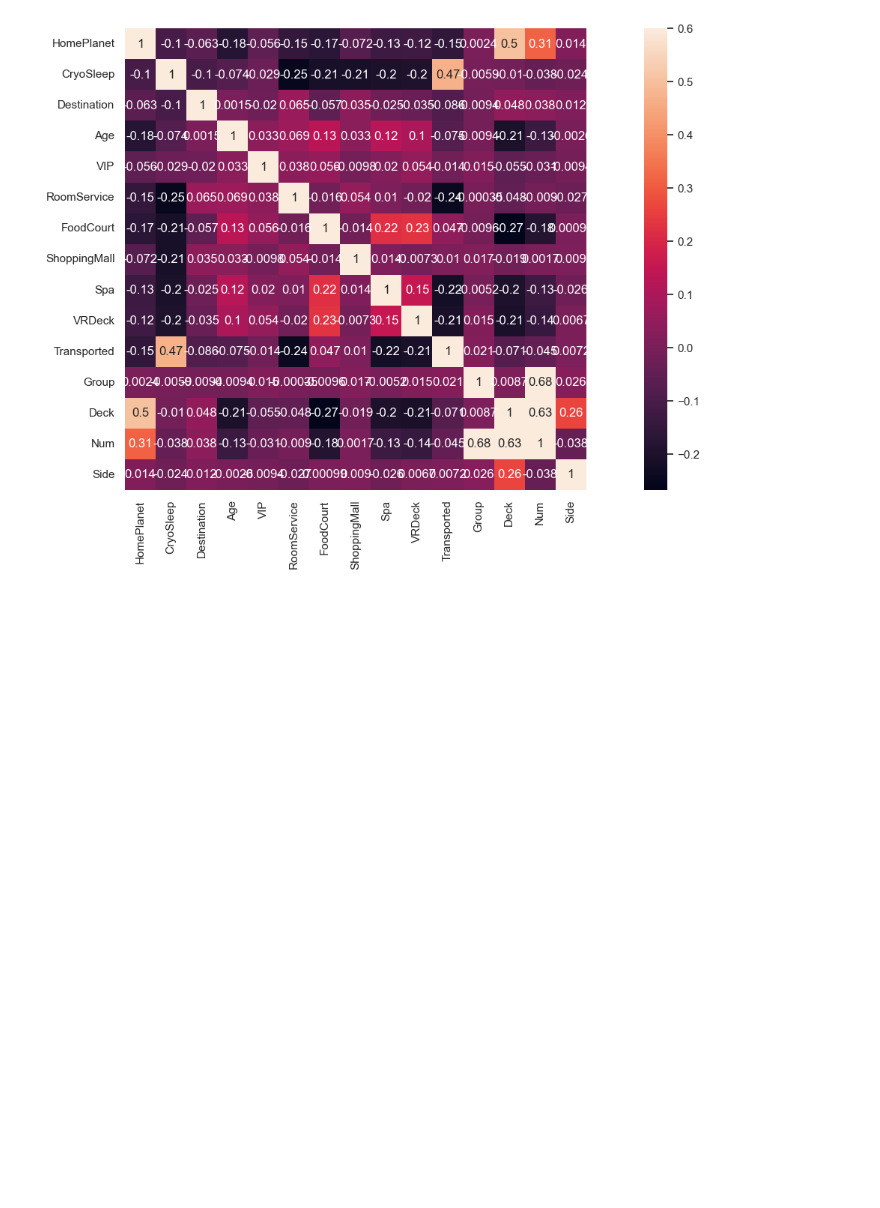
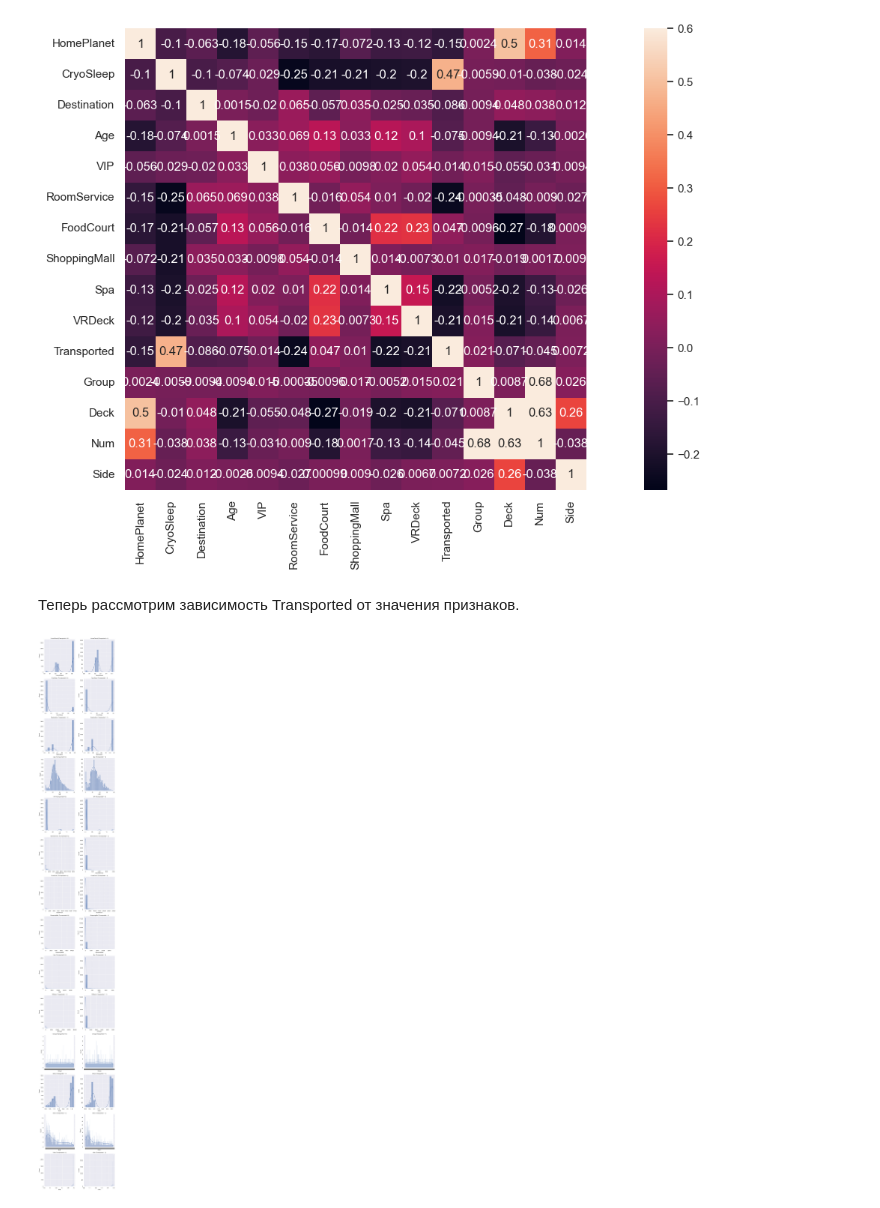
Before and after one commit to zer0rbt/spbu-data-science, a Jupyter notebook: lec0928.ipynb, the cells around one changed output. Saved outputs shown, nothing was run; the diff lists cells and outputs as text; code cells hidden in the pictures; blank space fills up the shorter version.

```diff
--- a/lec0928.ipynb
+++ b/lec0928.ipynb
@@ -217,5 +243 @@ Warning: No categorical columns found. Calling 'transform' will only return inpu
 [figure]
-# %%
-train = train.drop(columns="PassengerId")
-train = train.drop(columns="Cabin")
-train = train.drop(columns="Name")
@@ -243,3 +267,27 @@ sns.heatmap(corr_matrix, vmax=0.6, square=True, annot=True)
 # %% [output]
 <Axes: >
 [figure]
+# %% [markdown]
+Теперь рассмотрим зависимость Transported от значения признаков.
+# %%
+def plot_diff(df:pd.DataFrame, features, target):
+    transported_0 = df[df[target] == 0]
+    transported_1 = df[df[target] == 1]
+
+    num_features = len(features)
+    fig, axes = plt.subplots(num_features, 2, figsize=(10, 5 * num_features))
+
+    for i, feature in enumerate(features):
+        sns.histplot(transported_0[feature], ax=axes[i, 0], kde=True)
+        axes[i, 0].set_title(f'{feature} ({target} = 0)')
+
+        sns.histplot(transported_1[feature], ax=axes[i, 1], kde=True)
+        axes[i, 1].set_title(f'{feature} ({target} = 1)')
+
+    plt.tight_layout()
+    plt.show()
+# %%
+features = [col for col in train.columns if col != 'Transported']
+plot_diff(train,features, "Transported")
+# %% [output]
+[figure, added]
```
Also changed, not shown: parts of 28 cells of this notebook.
